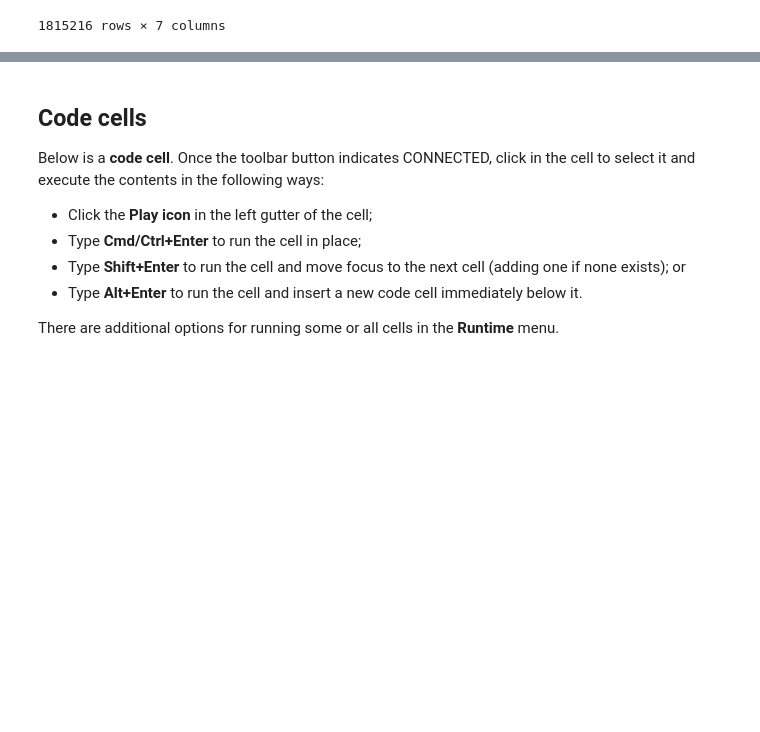
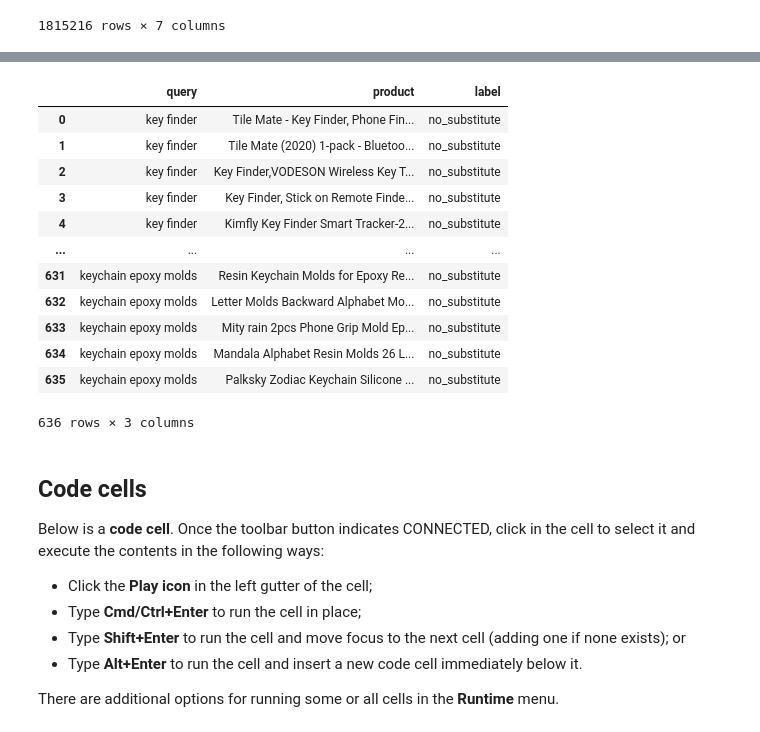
Before and after one commit to nawabtest/tensorflow_p, a Jupyter notebook: Ecommerce_Search_Engine_With_Sentence_Transformer.ipynb, the cells around one changed output, grey strips where cells are left out. Drawn from its saved outputs; the diff is of its cells as text; code cells hidden in the pictures; blank space fills up the shorter version.

```diff
--- a/Ecommerce_Search_Engine_With_Sentence_Transformer.ipynb
+++ b/Ecommerce_Search_Engine_With_Sentence_Transformer.ipynb
@@ -103,3 +201,22 @@ df_catalogue
+# %%
+filepath="/content/drive/MyDrive/datasets/kdd_cup/csv_file_9.csv"
+train_data=pd.read_csv(filepath)
+# %%
+train_data
+# %% [output]
+|  | query | product | label |
+| 0 | key finder | Tile Mate - Key Finder, Phone Fin... | no_substitute |
+| 1 | key finder | Tile Mate (2020) 1-pack - Bluetoo... | no_substitute |
+| 2 | key finder | Key Finder,VODESON Wireless Key T... | no_substitute |
+| 3 | key finder | Key Finder, Stick on Remote Finde... | no_substitute |
+| 4 | key finder | Kimfly Key Finder Smart Tracker-2... | no_substitute |
+| ... | ... | ... | ... |
+| 631 | keychain epoxy molds | Resin Keychain Molds for Epoxy Re... | no_substitute |
+| 632 | keychain epoxy molds | Letter Molds Backward Alphabet Mo... | no_substitute |
+| 633 | keychain epoxy molds | Mity rain 2pcs Phone Grip Mold Ep... | no_substitute |
+| 634 | keychain epoxy molds | Mandala Alphabet Resin Molds 26 L... | no_substitute |
+| 635 | keychain epoxy molds | Palksky Zodiac Keychain Silicone ... | no_substitute |
+636 rows × 3 columns
 # %% [markdown]
 ## Code cells
 Below is a **code cell**. Once the toolbar button indicates CONNECTED, click in the cell to select it and execute the contents in the following ways:
```
Also changed, not shown: parts of 9 cells of this notebook.
